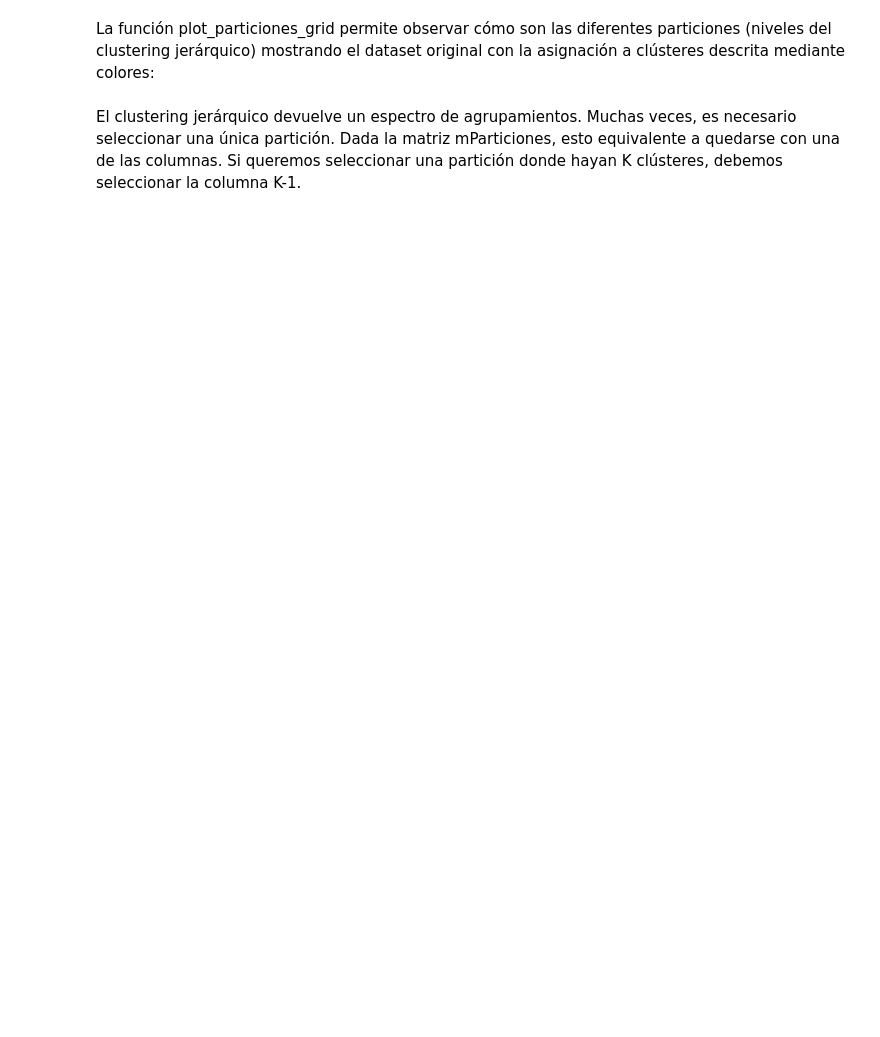
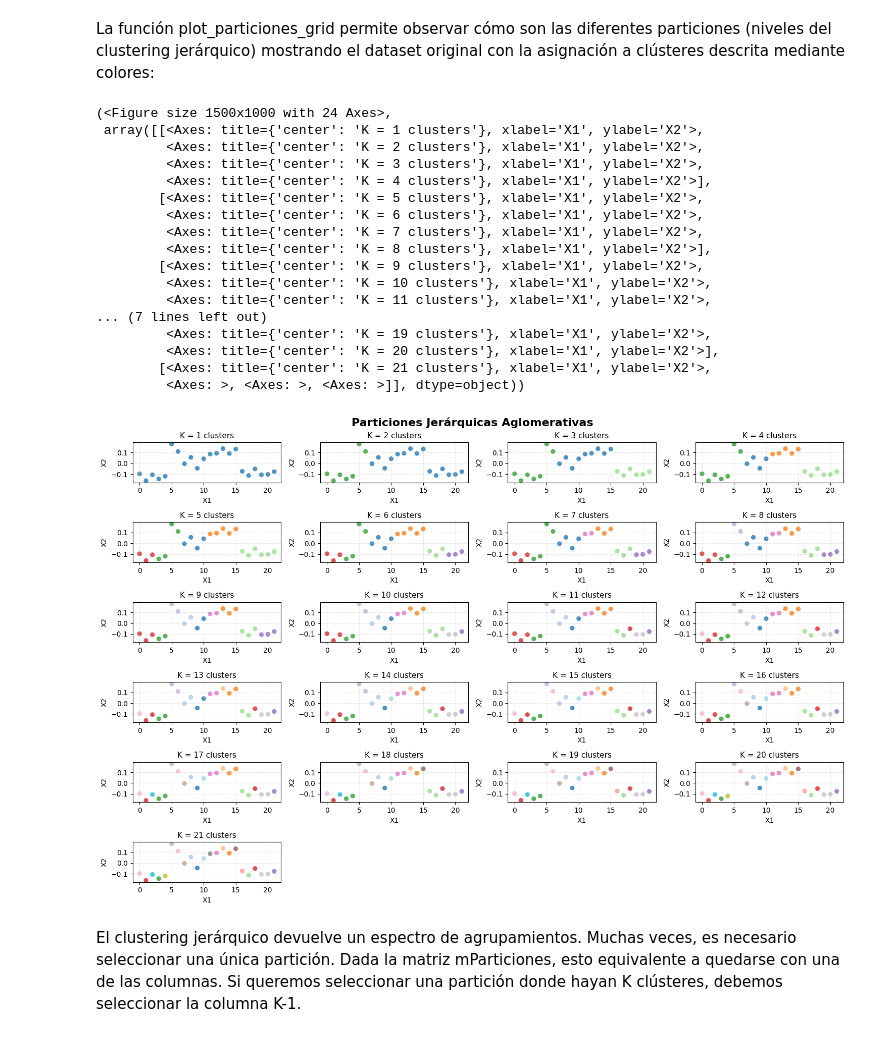
Before and after one commit to SandraNavarrete-docente/aprendizaje-automatico-252601, a Jupyter notebook: 04-MODELOS-NO-SUPERVISADOS/4_5_1_Métodos_de_clustering_jerarquico.ipynb, the cells around one changed output. Drawn from its saved outputs; the diff is of its cells as text; code cells hidden in the pictures; blank space fills up the shorter version.

```diff
--- a/04-MODELOS-NO-SUPERVISADOS/4_5_1_Métodos_de_clustering_jerarquico.ipynb
+++ b/04-MODELOS-NO-SUPERVISADOS/4_5_1_Métodos_de_clustering_jerarquico.ipynb
@@ -282,7 +350,26 @@ El método de Clustering Aglomerativo puede ejecutarse utilizando distintos crit
 # %% [markdown]
 La función plot_particiones_grid permite observar cómo son las diferentes particiones (niveles del clustering jerárquico) mostrando el dataset original con la asignación a clústeres descrita mediante colores:
 # %%
-plot_particiones_grid(Dx, mParticiones_min)
+plot_particiones_grid(Dx, mParticiones_max)
+# %% [output]
+(<Figure size 1500x1000 with 24 Axes>,
+ array([[<Axes: title={'center': 'K = 1 clusters'}, xlabel='X1', ylabel='X2'>,
+         <Axes: title={'center': 'K = 2 clusters'}, xlabel='X1', ylabel='X2'>,
+         <Axes: title={'center': 'K = 3 clusters'}, xlabel='X1', ylabel='X2'>,
+         <Axes: title={'center': 'K = 4 clusters'}, xlabel='X1', ylabel='X2'>],
+        [<Axes: title={'center': 'K = 5 clusters'}, xlabel='X1', ylabel='X2'>,
+         <Axes: title={'center': 'K = 6 clusters'}, xlabel='X1', ylabel='X2'>,
+         <Axes: title={'center': 'K = 7 clusters'}, xlabel='X1', ylabel='X2'>,
+         <Axes: title={'center': 'K = 8 clusters'}, xlabel='X1', ylabel='X2'>],
+        [<Axes: title={'center': 'K = 9 clusters'}, xlabel='X1', ylabel='X2'>,
+         <Axes: title={'center': 'K = 10 clusters'}, xlabel='X1', ylabel='X2'>,
+         <Axes: title={'center': 'K = 11 clusters'}, xlabel='X1', ylabel='X2'>,
+... (7 lines left out)
+         <Axes: title={'center': 'K = 19 clusters'}, xlabel='X1', ylabel='X2'>,
+         <Axes: title={'center': 'K = 20 clusters'}, xlabel='X1', ylabel='X2'>],
+        [<Axes: title={'center': 'K = 21 clusters'}, xlabel='X1', ylabel='X2'>,
+         <Axes: >, <Axes: >, <Axes: >]], dtype=object))
+[figure, added]
 # %% [markdown]
 El clustering jerárquico devuelve un espectro de agrupamientos. Muchas veces, es necesario seleccionar una única partición. Dada la matriz mParticiones, esto equivalente a quedarse con una de las columnas. Si queremos seleccionar una partición donde hayan K clústeres, debemos seleccionar la columna K-1.
 # %%
```
Also changed, not shown: parts of 17 cells of this notebook.
